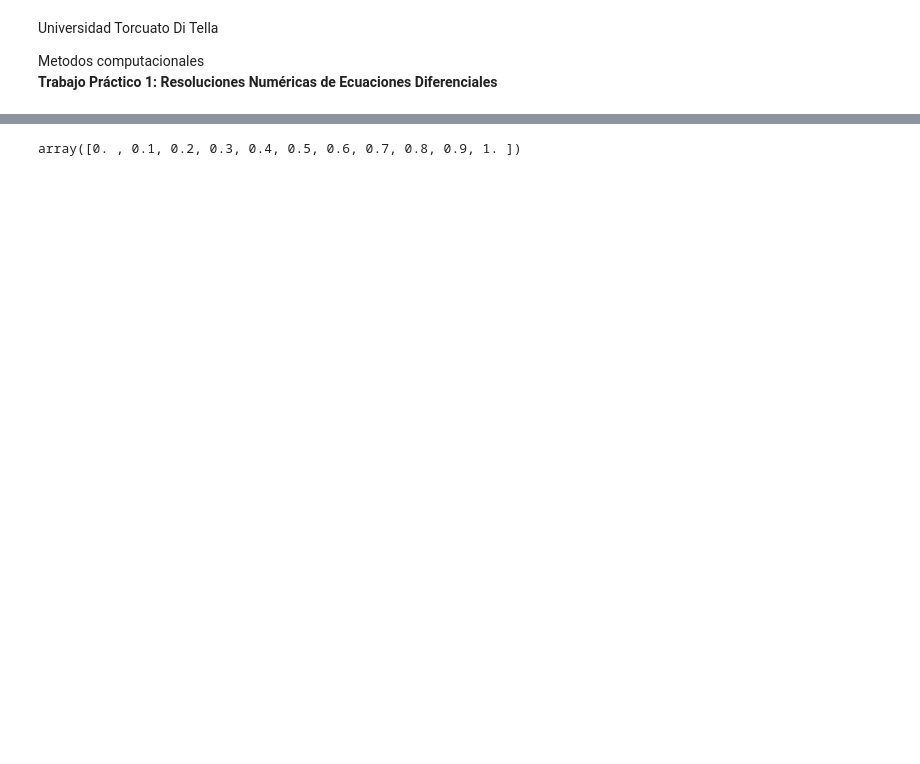
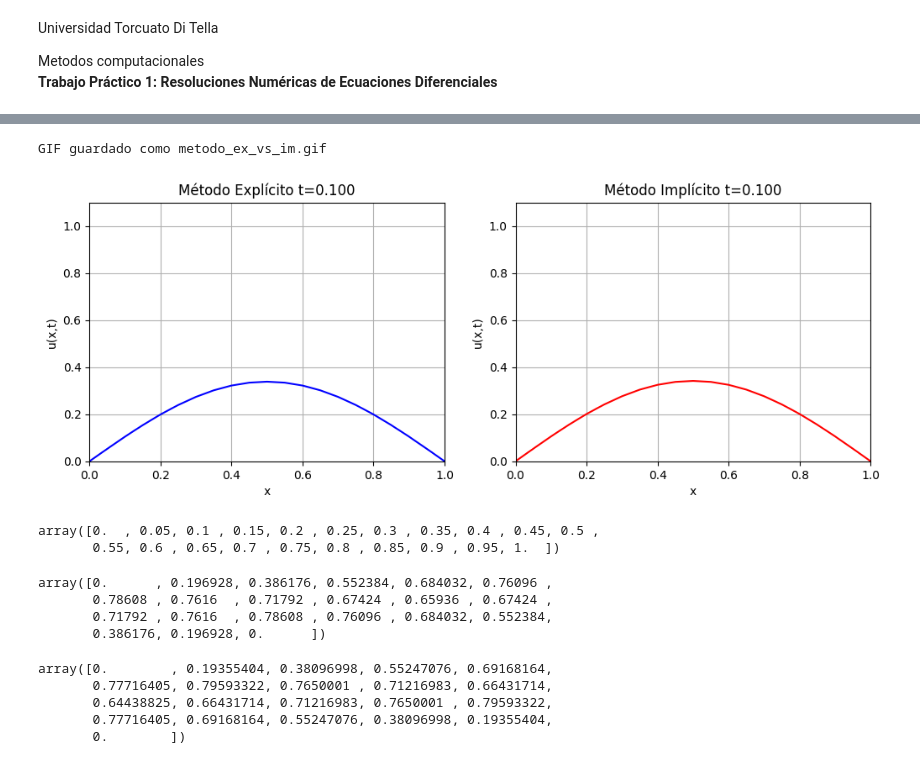
Before and after one commit to almui/TP1-EcuacionesDiferenciales-Metodos, a Jupyter notebook: EcuacionCalor.ipynb, the cells around one changed output, grey strips where cells are left out. Cells and saved outputs as stored; diff of their text form; code cells hidden in the pictures; blank space fills up the shorter version.

```diff
--- a/EcuacionCalor.ipynb
+++ b/EcuacionCalor.ipynb
@@ -241,5 +77,70 @@ def e_c_metodoimplicito():
 # %%
-import numpy as np
-np.arange(0, 1+0.1, 0.1, dtype = float)
+alpha = 1.0
+dx    = 0.05
+dt    = 0.001
+T     = 0.1
+
+U_e, x_e, t_e, y_e = e_c_metodoexplicito(alpha, condicion_inicial, dx, dt, T)
+U_i, x_i, t_i, y_i= e_c_metodoimplicito(alpha, condicion_inicial, dx, dt, T)
-# %% [output]
-array([0. , 0.1, 0.2, 0.3, 0.4, 0.5, 0.6, 0.7, 0.8, 0.9, 1. ])
+# %%
+from matplotlib.animation import FuncAnimation, PillowWriter
+
+def crear_gif(alpha, funcion, dx, dt, T, nombre_gif):
+    u_ex, x_e, t_e, y_e = e_c_metodoexplicito(alpha, funcion, dx, dt, T)
+    u_im, x_i, t_i, y_i= e_c_metodoimplicito(alpha, funcion, dx, dt, T)
+
+    fig, (ax1, ax2) = plt.subplots(1, 2, figsize=(12,4))
+
+    # Líneas iniciales
+    line_ex, = ax1.plot(x_e, u_ex[0, :], color='blue')
+    ax1.set_title("Método Explícito")
+    ax1.set_xlim(0, 1)
+    ax1.set_ylim(0, 1.1*np.max(u_ex))
+    ax1.set_xlabel("x")
+    ax1.set_ylabel("u(x,t)")
+    ax1.grid(True)
+
+    line_im, = ax2.plot(x_i, u_im[0, :], color='red')
+    ax2.set_title("Método Implícito")
+    ax2.set_xlim(0, 1)
+    ax2.set_ylim(0, 1.1*np.max(u_ex))
+    ax2.set_xlabel("x")
+    ax2.set_ylabel("u(x,t)")
+    ax2.grid(True)
+
+    # Función que actualiza cada frame
+    def actualizar(frame):
+        line_ex.set_ydata(u_ex[frame, :])
+        ax1.set_title(f"Método Explícito t={t_e[frame]:.3f}")
+        line_im.set_ydata(u_im[frame, :])
+        ax2.set_title(f"Método Implícito t={t_i[frame]:.3f}")
+        return line_ex, line_im
+
+    anim = FuncAnimation(fig, actualizar, frames=len(t_e), interval=100, blit=True)
+    anim.save(nombre_gif, writer=PillowWriter(fps=5))
+    print(f"GIF guardado como {nombre_gif}")
+# %%
+crear_gif(alpha, condicion_inicial, dx, dt, T, "metodo_ex_vs_im.gif")
+# %% [output]
+GIF guardado como metodo_ex_vs_im.gif
+[figure, added]
+# %%
+x_e
+# %% [output]
+array([0.  , 0.05, 0.1 , 0.15, 0.2 , 0.25, 0.3 , 0.35, 0.4 , 0.45, 0.5 ,
+       0.55, 0.6 , 0.65, 0.7 , 0.75, 0.8 , 0.85, 0.9 , 0.95, 1.  ])
+# %%
+U_e[5, :]
+# %% [output]
+array([0.      , 0.196928, 0.386176, 0.552384, 0.684032, 0.76096 ,
+       0.78608 , 0.7616  , 0.71792 , 0.67424 , 0.65936 , 0.67424 ,
+       0.71792 , 0.7616  , 0.78608 , 0.76096 , 0.684032, 0.552384,
+       0.386176, 0.196928, 0.      ])
+# %%
+U_i[5, :]
+# %% [output]
+array([0.        , 0.19355404, 0.38096998, 0.55247076, 0.69168164,
+       0.77716405, 0.79593322, 0.7650001 , 0.71216983, 0.66431714,
+       0.64438825, 0.66431714, 0.71216983, 0.7650001 , 0.79593322,
+       0.77716405, 0.69168164, 0.55247076, 0.38096998, 0.19355404,
+       0.        ])
```
Also changed, not shown: parts of 3 cells of this notebook, 2 other files.
